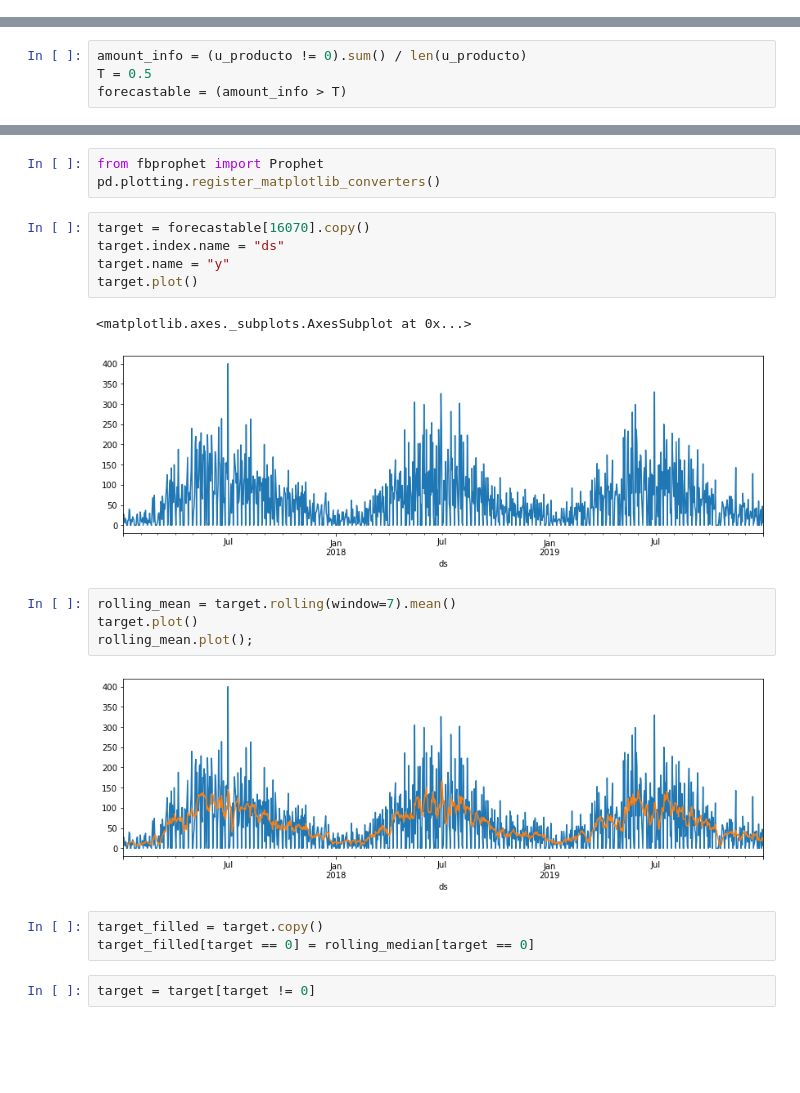
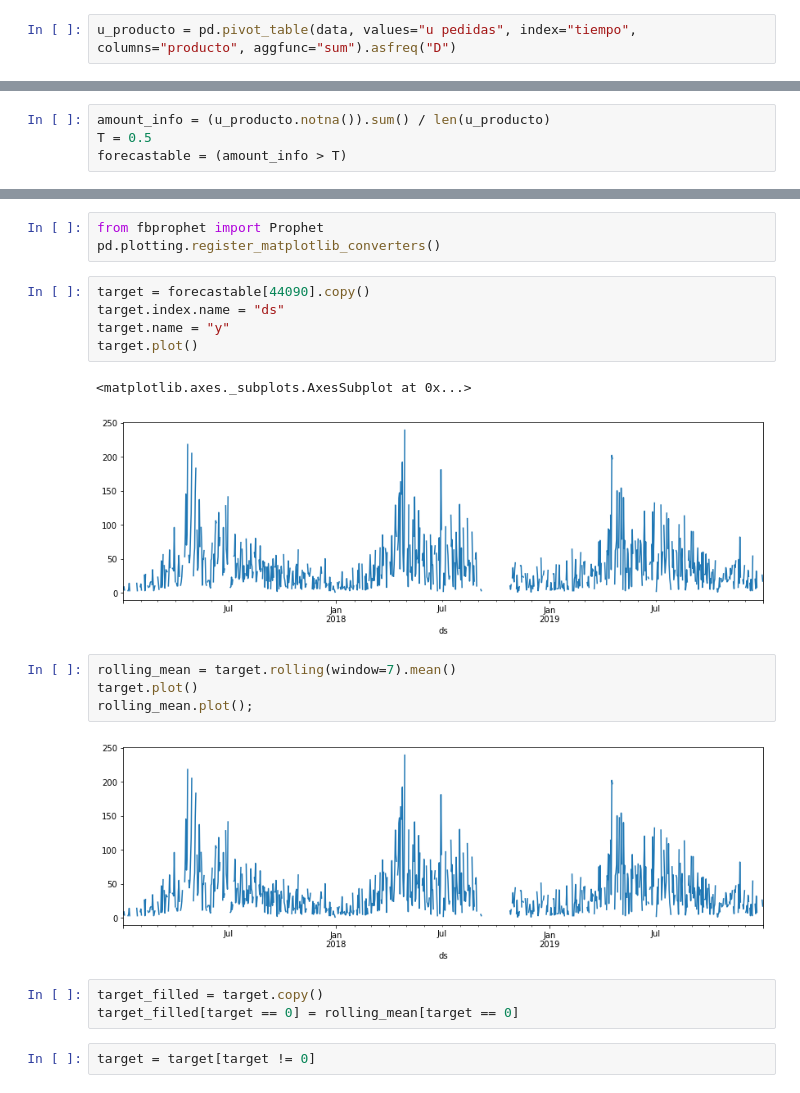
Before and after one commit to coldwhitewinters/LV, a Jupyter notebook: notebooks/prophet.ipynb, the cells around one changed output, grey strips where cells are left out. Drawn from its saved outputs; the diff is of its cells as text; blank space fills up the shorter version.

```diff
--- a/notebooks/prophet.ipynb
+++ b/notebooks/prophet.ipynb
@@ -28,3 +28,5 @@ u_producto = data.groupby(["tiempo", "producto"])["u pedidas"].sum().unstack().a
+# %%
+u_producto = pd.pivot_table(data, values="u pedidas", index="tiempo", columns="producto", aggfunc="sum").asfreq("D")
 # %%
 plot_grid(u_producto, 4, figsize=(16,32))
 # %% [output]
@@ -32,5 +34,5 @@ plot_grid(u_producto, 4, figsize=(16,32))
 # %%
-amount_info = (u_producto != 0).sum() / len(u_producto)
+amount_info = (u_producto.notna()).sum() / len(u_producto)
 T = 0.5
 forecastable = (amount_info > T)
 # %%
@@ -50,22 +52,22 @@ plot_grid(forecastable, 4, (16,32))
 from fbprophet import Prophet
 pd.plotting.register_matplotlib_converters()
 # %%
-target = forecastable[16070].copy()
+target = forecastable[44090].copy()
 target.index.name = "ds"
 target.name = "y"
 target.plot()
 # %% [output]
 <matplotlib.axes._subplots.AxesSubplot at 0x...>
-[figure, old version]
+[figure, new version]
 # %%
 rolling_mean = target.rolling(window=7).mean()
 target.plot()
 rolling_mean.plot();
 # %% [output]
-[figure, old version]
+[figure, new version]
 # %%
 target_filled = target.copy()
-target_filled[target == 0] = rolling_median[target == 0]
+target_filled[target == 0] = rolling_mean[target == 0]
 # %%
 target = target[target != 0]
 # %%
```
Also changed, not shown: parts of 12 cells of this notebook, 3 other files.
